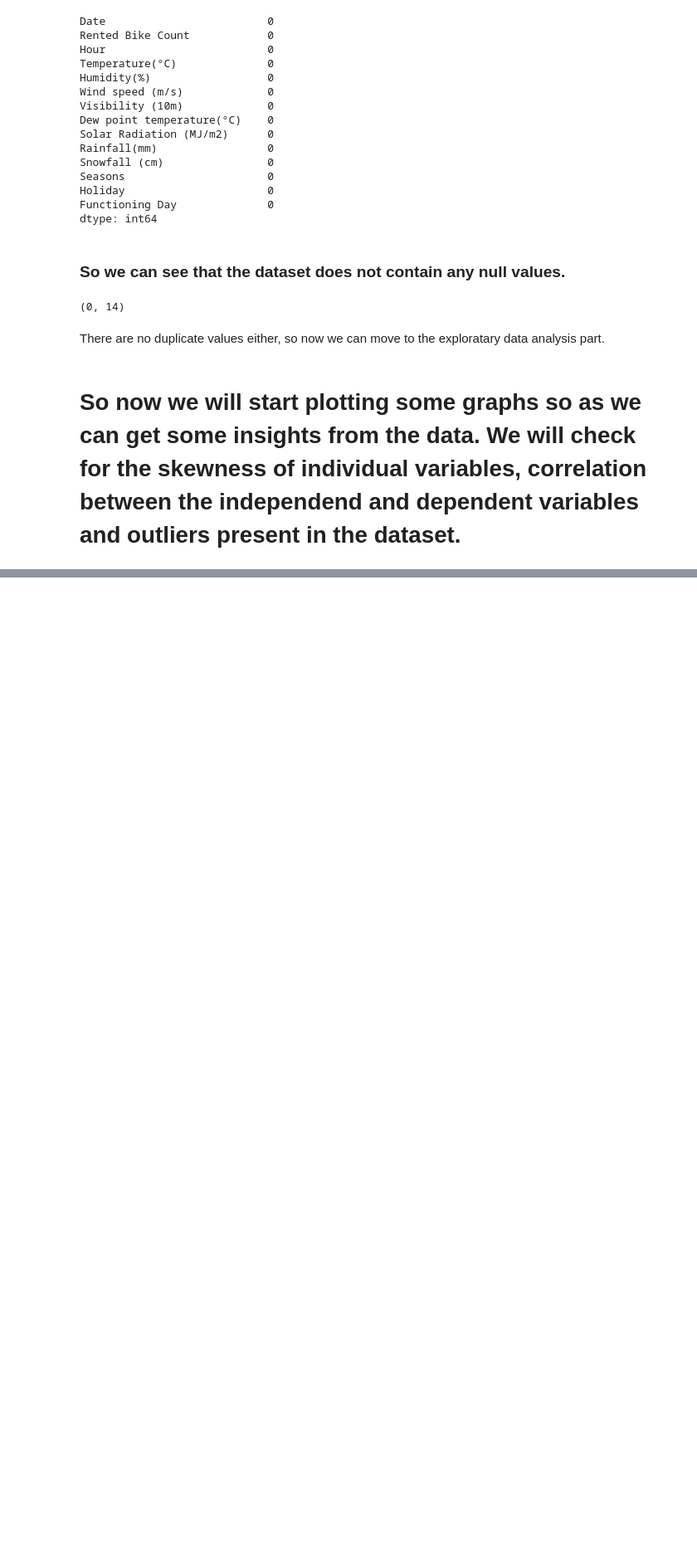
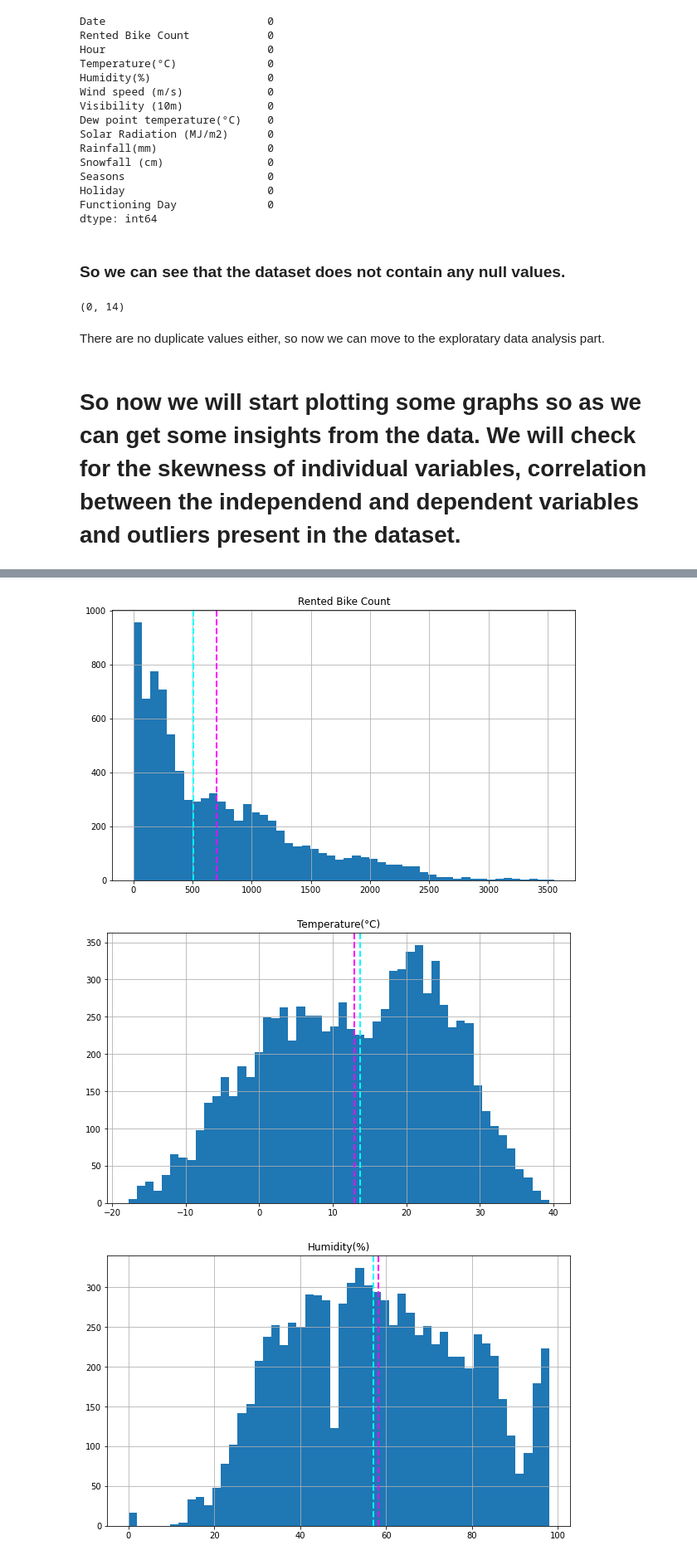
Before and after one commit to jatinsharma16/Capstone-Project-Linear-Regression, a Jupyter notebook: Bike_Sharing_Demand_Prediction_Capstone_Project.ipynb, the cells around one changed output, grey strips where cells are left out. Shown at 83% size. Cells and saved outputs as stored; diff of their text form; code cells hidden in the pictures; blank space fills up the shorter version.

```diff
--- a/Bike_Sharing_Demand_Prediction_Capstone_Project.ipynb
+++ b/Bike_Sharing_Demand_Prediction_Capstone_Project.ipynb
@@ -167,0 +183,16 @@ There are no duplicate values either, so now we can move to the exploratary data
+# %%
+# plotting all the numerical columns to check whether the columns are skewed or normally distributed
+
+for col in numeric_col:
+  fig = plt.figure(figsize = (10, 6))
+  ax = fig.gca()
+  variable = df[col]
+  variable.hist(bins=50, ax = ax)
+  ax.axvline(variable.mean(), color='magenta', linestyle='dashed', linewidth=2)
+  ax.axvline(variable.median(), color='cyan', linestyle='dashed', linewidth=2)
+  ax.set_title(col)
+plt.show()
+# %% [output]
+[figure, added]
+[figure, added]
+[figure, added]
```
Also changed, not shown: parts of 18 cells of this notebook.
